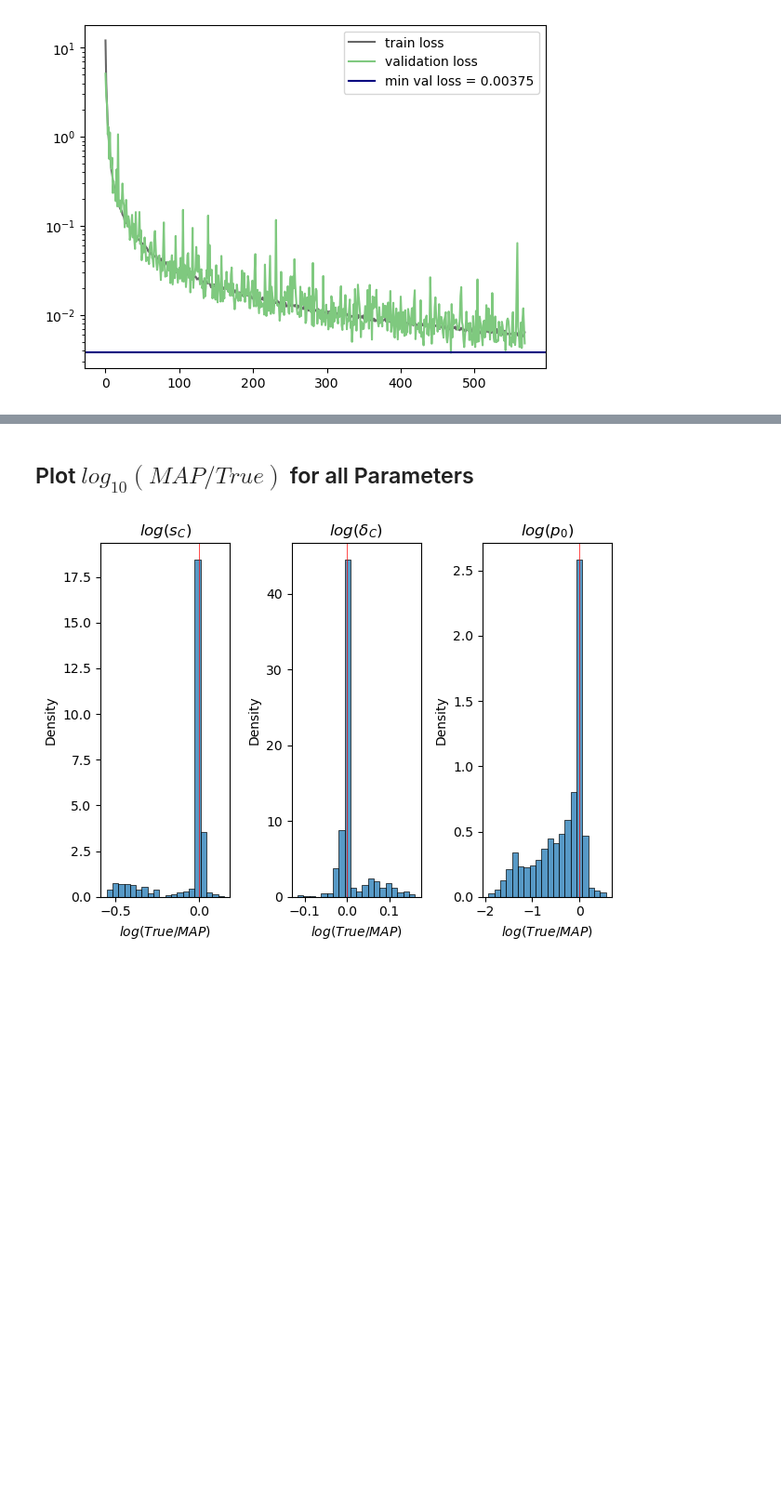
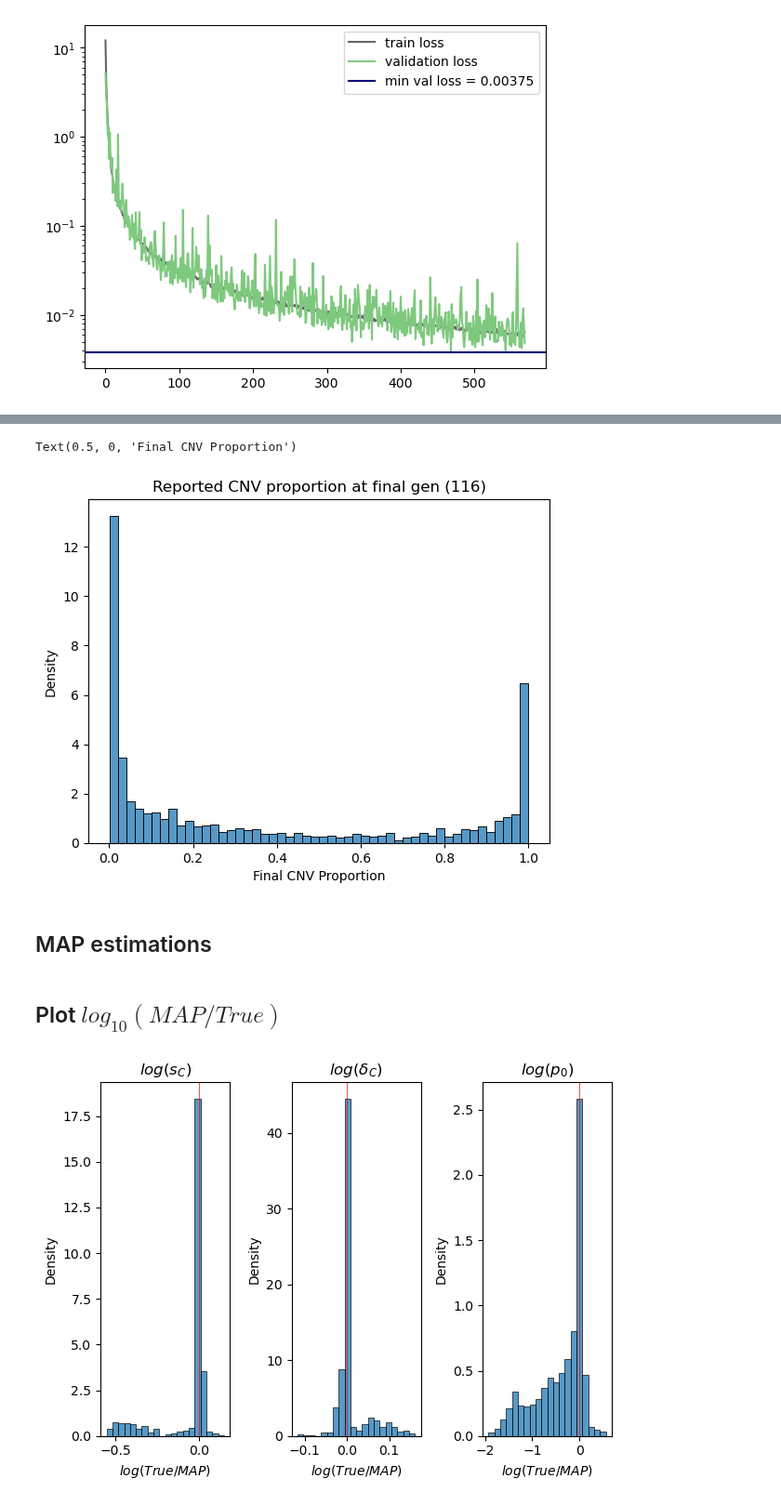
Before and after one commit to yoavram-lab/chuong_et_al, a Jupyter notebook: Simulation Analysis.ipynb, the cells around one changed output, grey strips where cells are left out. Shown at 93% size. Drawn from its saved outputs; the diff is of its cells as text; code cells hidden in the pictures; blank space fills up the shorter version.

```diff
--- a/Simulation Analysis.ipynb
+++ b/Simulation Analysis.ipynb
@@ -56,3 +42,16 @@ plt.yscale('log')
+# %%
+xs = pd.read_csv('synthetic_tests/WF_presimulated_data_1000_test.csv')
+generation=np.genfromtxt('Chuong_116_gens.txt',delimiter=',', skip_header=1,dtype="int64")
+
+xs.columns = generation
+hst(xs.iloc[:,-1], bins = 50, stat='density') # -1 for last column
+plt.title(f'Reported CNV proportion at final gen (116)')
+plt.xlabel('Final CNV Proportion')
+# %% [output]
+Text(0.5, 0, 'Final CNV Proportion')
+[figure, added]
+# %% [markdown]
+## MAP estimations
 # %%
 %%capture
 
@@ -80,7 +79,7 @@ def infer_on_sims(sims, thetas, posterior):
 # inferred_df = infer_on_sims(sims, thetas, posterior_chuong)
 inferred_df = pd.read_csv('inferred_sims_results.csv', index_col=0)
 # %% [markdown]
-## Plot $log_{10}(MAP/True)$ for all Parameters
+## Plot $log_{10}(MAP/True)$
 # %%
 from seaborn import histplot
 fig, ax = plt.subplots(1,3, tight_layout = True)
```
Also changed, not shown: parts of 9 cells of this notebook, 1 other file.
